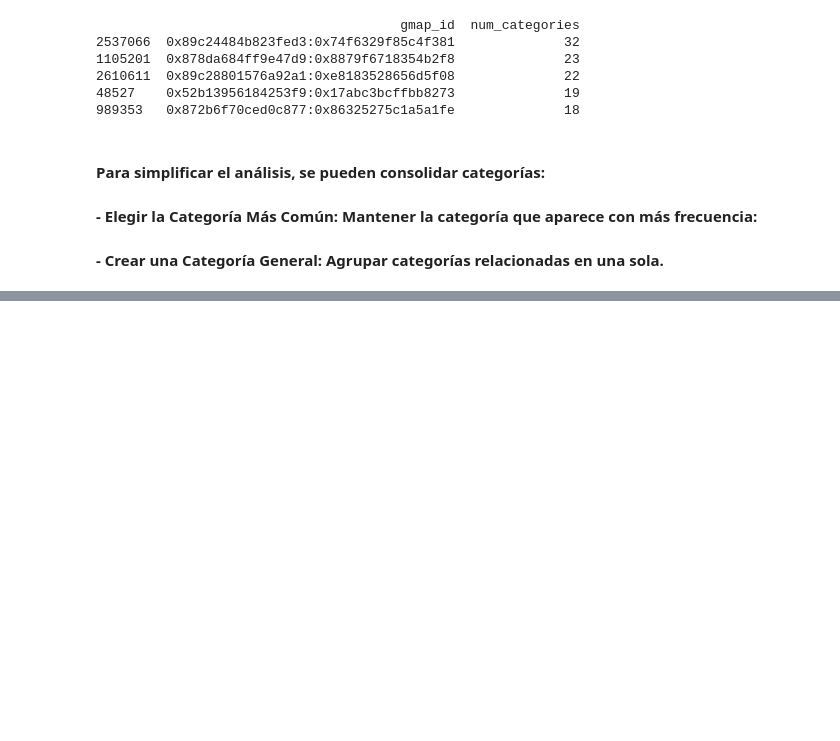
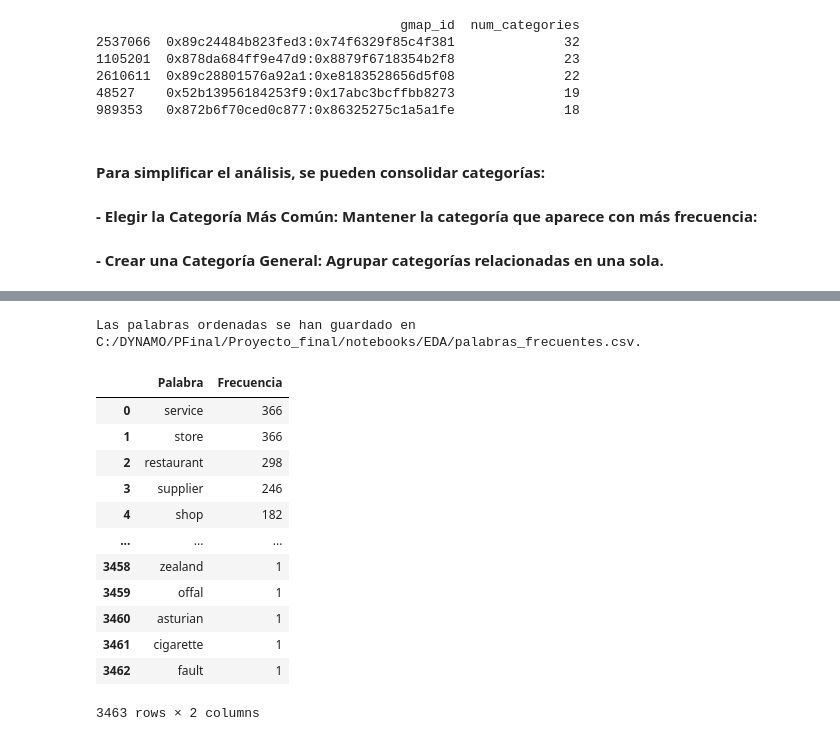
Before and after one commit to agustin-caceres/DataPulse_Gmaps_Yelp, a Jupyter notebook: notebooks/EDA/eda.IPYNB, the cells around one changed output, grey strips where cells are left out. Drawn from its saved outputs; the diff is of its cells as text; code cells hidden in the pictures; blank space fills up the shorter version.

```diff
--- a/notebooks/EDA/eda.IPYNB
+++ b/notebooks/EDA/eda.IPYNB
@@ -416,0 +493,29 @@ print(categoria_count.sort_values(by='num_categories', ascending=False).head())
+# %%
+# Guardamos en un archivo CSV para luego realizar la agrupación
+ruta_archivo = r'C:/DYNAMO/PFinal/Proyecto_final/notebooks/EDA/palabras_frecuentes.csv'  # Ruta especificada
+
+df_palabras_ordenadas = pd.DataFrame(
+    palabras_ordenadas, columns=["Palabra", "Frecuencia"]
+)
+df_palabras_ordenadas.to_csv(ruta_archivo, index=False)
+
+print(f"Las palabras ordenadas se han guardado en {ruta_archivo}.")
+# %% [output]
+Las palabras ordenadas se han guardado en C:/DYNAMO/PFinal/Proyecto_final/notebooks/EDA/palabras_frecuentes.csv.
+# %%
+frecuencia = pd.read_csv('palabras_frecuentes.csv')
+frecuencia
+# %% [output]
+|  | Palabra | Frecuencia |
+| 0 | service | 366 |
+| 1 | store | 366 |
+| 2 | restaurant | 298 |
+| 3 | supplier | 246 |
+| 4 | shop | 182 |
+| ... | ... | ... |
+| 3458 | zealand | 1 |
+| 3459 | offal | 1 |
+| 3460 | asturian | 1 |
+| 3461 | cigarette | 1 |
+| 3462 | fault | 1 |
+3463 rows × 2 columns
```
Also changed, not shown: parts of 20 cells of this notebook.
